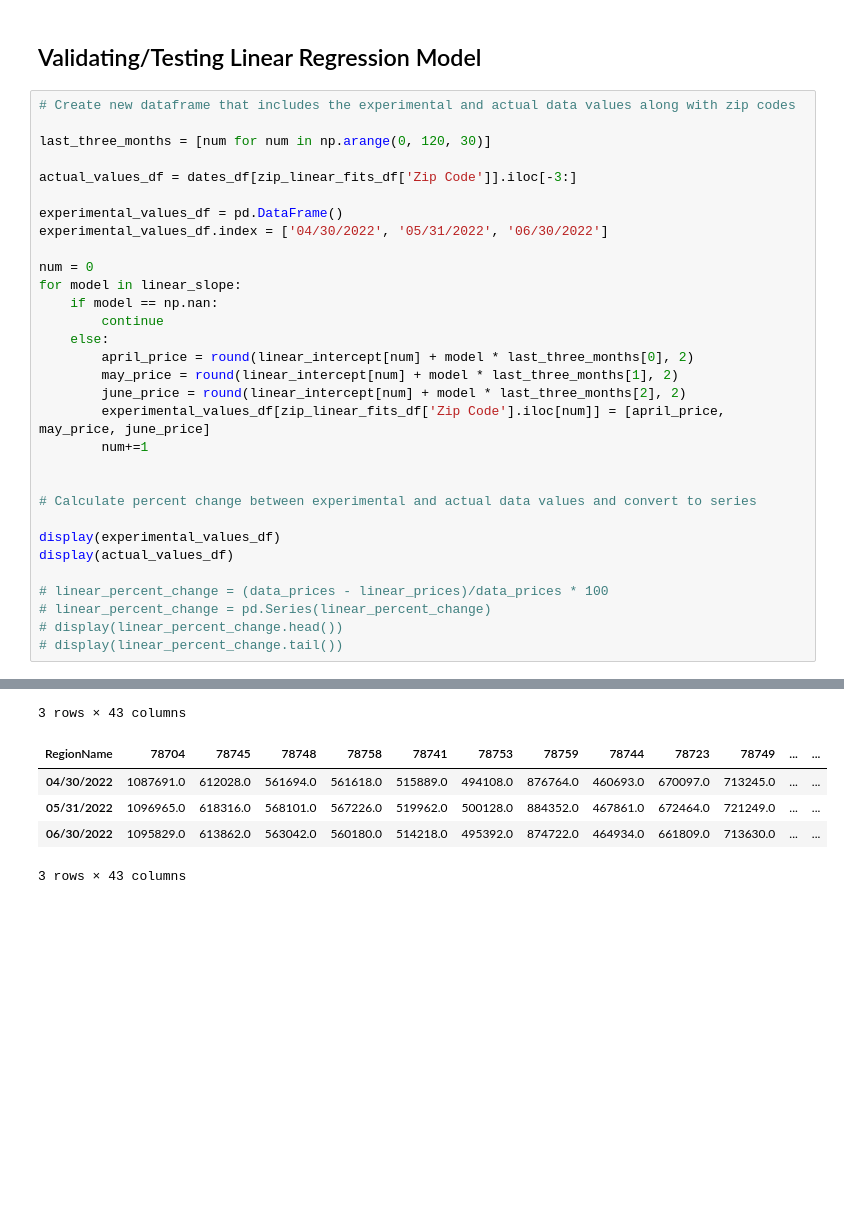
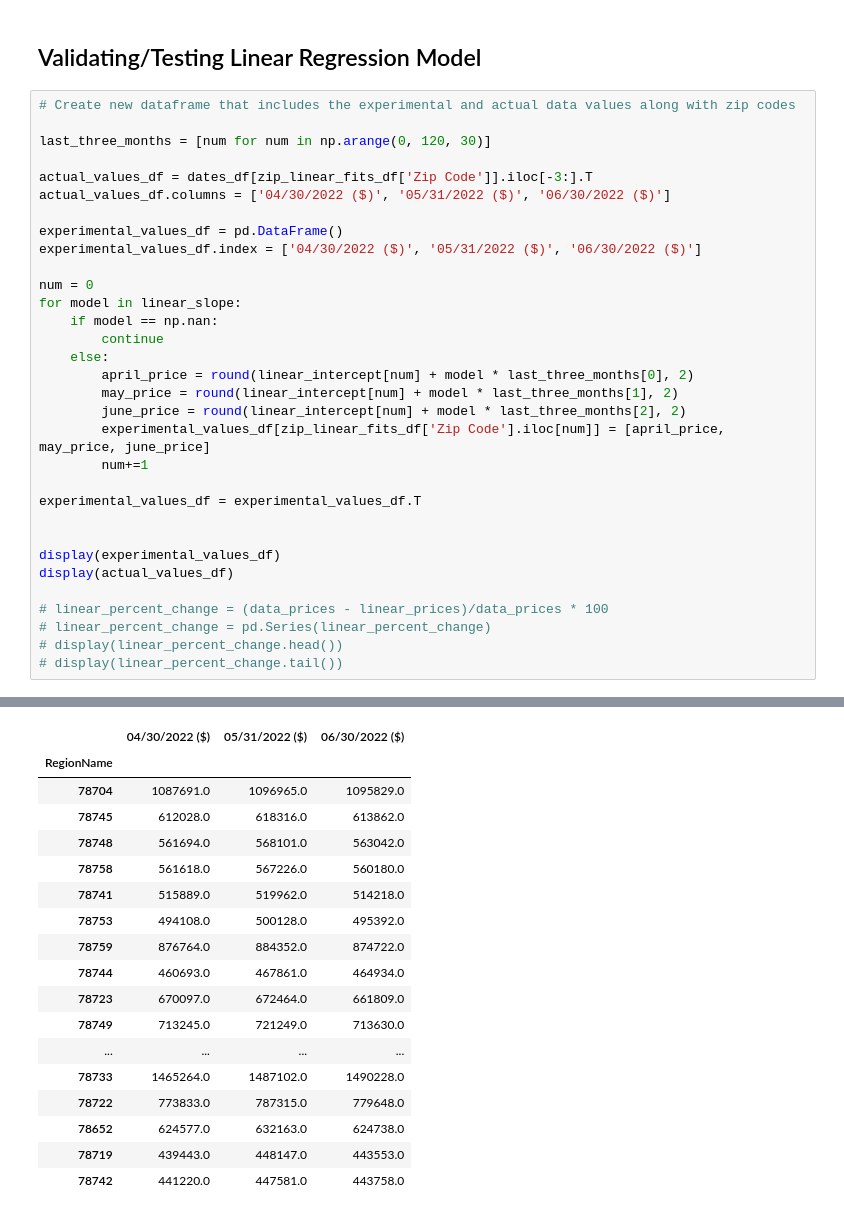
Before and after one commit to Rishi-Prasadha/Austin-Zillow-Airbnb-Analysis-Application, a Jupyter notebook: rishi/zillow_recession_analysis.ipynb, the cells around one changed output, grey strips where cells are left out. Saved outputs shown, nothing was run; the diff lists cells and outputs as text; blank space fills up the shorter version.

Commit message:
Edited final dataframes, edited the conclusion and intro markdowns

```diff
--- a/rishi/zillow_recession_analysis.ipynb
+++ b/rishi/zillow_recession_analysis.ipynb
@@ -270,10 +239,11 @@ display(zip_linear_fits_df.tail())
 
 last_three_months = [num for num in np.arange(0, 120, 30)]
 
-actual_values_df = dates_df[zip_linear_fits_df['Zip Code']].iloc[-3:]
+actual_values_df = dates_df[zip_linear_fits_df['Zip Code']].iloc[-3:].T
+actual_values_df.columns = ['04/30/2022 ($)', '05/31/2022 ($)', '06/30/2022 ($)']
 
 experimental_values_df = pd.DataFrame()
-experimental_values_df.index = ['04/30/2022', '05/31/2022', '06/30/2022']
+experimental_values_df.index = ['04/30/2022 ($)', '05/31/2022 ($)', '06/30/2022 ($)']
 
 num = 0
 for model in linear_slope:
@@ -286,8 +256,8 @@ for model in linear_slope:
         experimental_values_df[zip_linear_fits_df['Zip Code'].iloc[num]] = [april_price, may_price, june_price]
         num+=1
 
+experimental_values_df = experimental_values_df.T
 
-# Calculate percent change between experimental and actual data values and convert to series
 
 display(experimental_values_df)
 display(actual_values_df)
@@ -304,8 +287,20 @@ display(actual_values_df)
-3 rows × 43 columns
-| RegionName | 78704 | 78745 | 78748 | 78758 | 78741 | 78753 | 78759 | 78744 | 78723 | 78749 | ... | ... |
-| 04/30/2022 | 1087691.0 | 612028.0 | 561694.0 | 561618.0 | 515889.0 | 494108.0 | 876764.0 | 460693.0 | 670097.0 | 713245.0 | ... | ... |
-| 05/31/2022 | 1096965.0 | 618316.0 | 568101.0 | 567226.0 | 519962.0 | 500128.0 | 884352.0 | 467861.0 | 672464.0 | 721249.0 | ... | ... |
-| 06/30/2022 | 1095829.0 | 613862.0 | 563042.0 | 560180.0 | 514218.0 | 495392.0 | 874722.0 | 464934.0 | 661809.0 | 713630.0 | ... | ... |
+|  | 04/30/2022 ($) | 05/31/2022 ($) | 06/30/2022 ($) |
+| RegionName |  |  |  |
+| 78704 | 1087691.0 | 1096965.0 | 1095829.0 |
+| 78745 | 612028.0 | 618316.0 | 613862.0 |
+| 78748 | 561694.0 | 568101.0 | 563042.0 |
+| 78758 | 561618.0 | 567226.0 | 560180.0 |
+| 78741 | 515889.0 | 519962.0 | 514218.0 |
+| 78753 | 494108.0 | 500128.0 | 495392.0 |
+| 78759 | 876764.0 | 884352.0 | 874722.0 |
+| 78744 | 460693.0 | 467861.0 | 464934.0 |
+| 78723 | 670097.0 | 672464.0 | 661809.0 |
+| 78749 | 713245.0 | 721249.0 | 713630.0 |
+| ... | ... | ... | ... |
+| 78733 | 1465264.0 | 1487102.0 | 1490228.0 |
+| 78722 | 773833.0 | 787315.0 | 779648.0 |
+| 78652 | 624577.0 | 632163.0 | 624738.0 |
+| 78719 | 439443.0 | 448147.0 | 443553.0 |
+| 78742 | 441220.0 | 447581.0 | 443758.0 |
-3 rows × 43 columns
 # %%
 percent_change = (experimental_values_df - actual_values_df)/actual_values_df * 100
```
Also changed, not shown: parts of 11 cells of this notebook.
